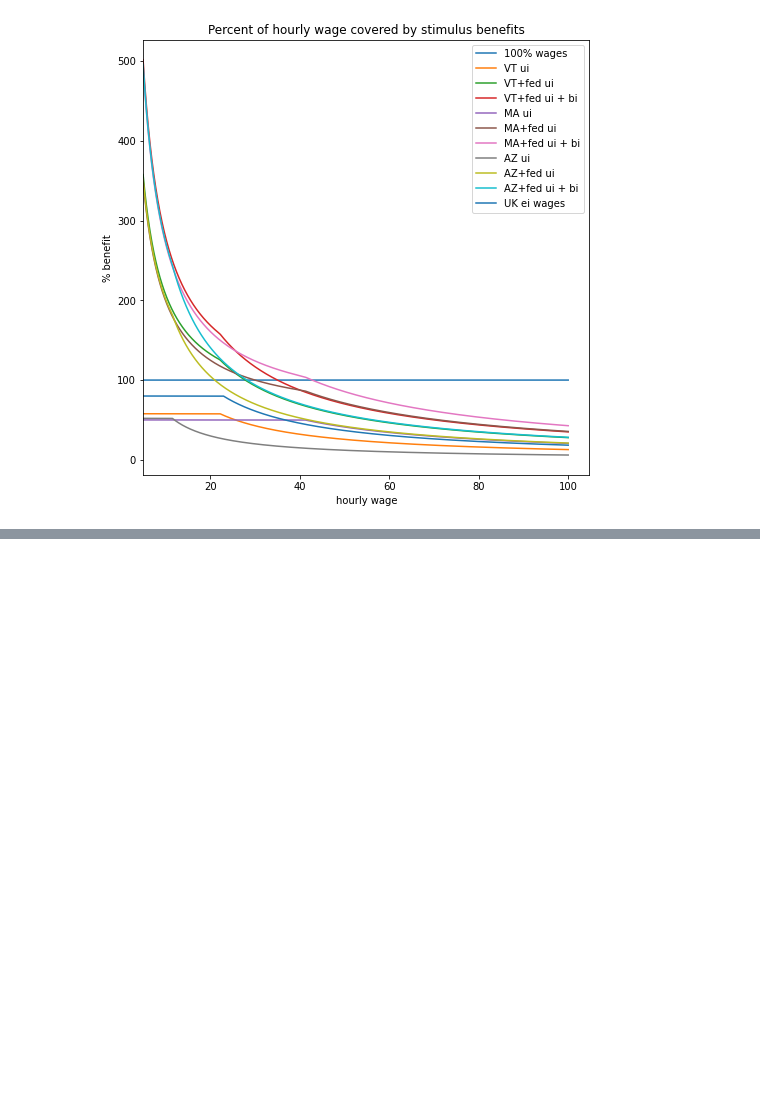
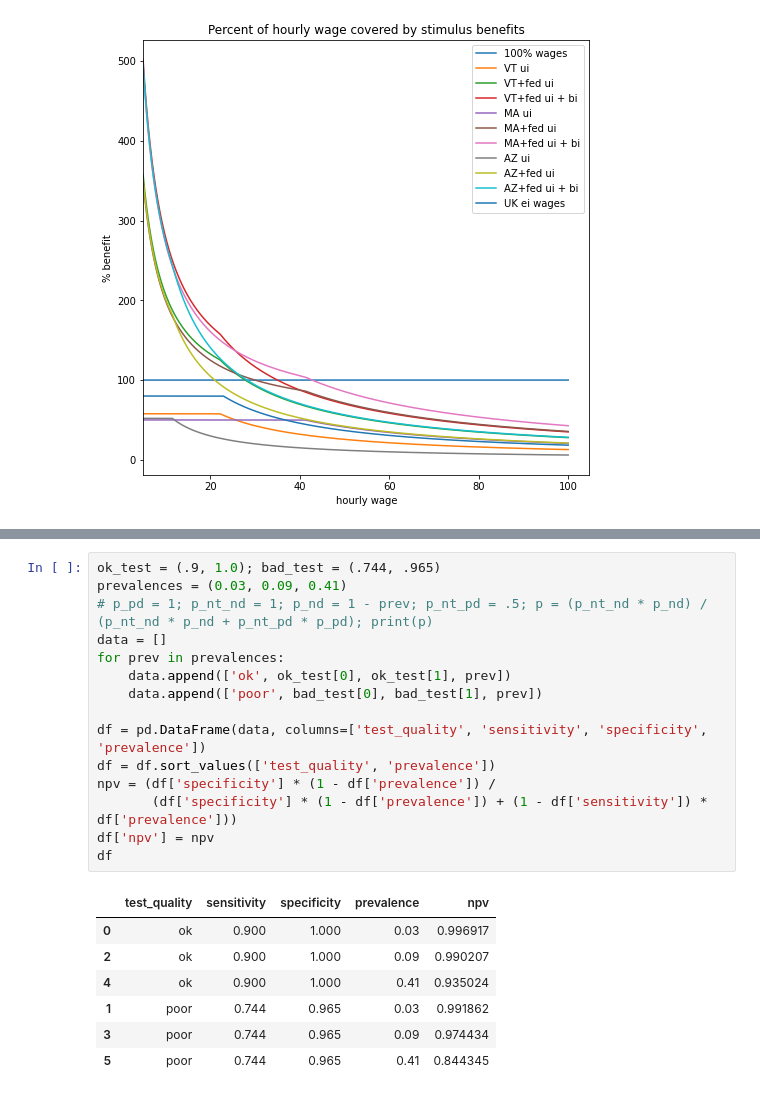
Before and after one commit to todddeluca/coronavirus, a Jupyter notebook: coronavirus_playground.ipynb, the cells around one changed output, grey strips where cells are left out. Cells and saved outputs as stored; diff of their text form; blank space fills up the shorter version.

```diff
--- a/coronavirus_playground.ipynb
+++ b/coronavirus_playground.ipynb
@@ -237,0 +257,23 @@ az_fed_ui_zero 21.0
+# %%
+ok_test = (.9, 1.0); bad_test = (.744, .965)
+prevalences = (0.03, 0.09, 0.41)
+# p_pd = 1; p_nt_nd = 1; p_nd = 1 - prev; p_nt_pd = .5; p = (p_nt_nd * p_nd) / (p_nt_nd * p_nd + p_nt_pd * p_pd); print(p)
+data = []
+for prev in prevalences:
+    data.append(['ok', ok_test[0], ok_test[1], prev])
+    data.append(['poor', bad_test[0], bad_test[1], prev])
+
+df = pd.DataFrame(data, columns=['test_quality', 'sensitivity', 'specificity', 'prevalence'])
+df = df.sort_values(['test_quality', 'prevalence'])
+npv = (df['specificity'] * (1 - df['prevalence']) /
+       (df['specificity'] * (1 - df['prevalence']) + (1 - df['sensitivity']) * df['prevalence']))
+df['npv'] = npv
+df
+# %% [output]
+|  | test_quality | sensitivity | specificity | prevalence | npv |
+| 0 | ok | 0.900 | 1.000 | 0.03 | 0.996917 |
+| 2 | ok | 0.900 | 1.000 | 0.09 | 0.990207 |
+| 4 | ok | 0.900 | 1.000 | 0.41 | 0.935024 |
+| 1 | poor | 0.744 | 0.965 | 0.03 | 0.991862 |
+| 3 | poor | 0.744 | 0.965 | 0.09 | 0.974434 |
+| 5 | poor | 0.744 | 0.965 | 0.41 | 0.844345 |
```
Also changed, not shown: parts of 3 cells of this notebook, 13 other files.
